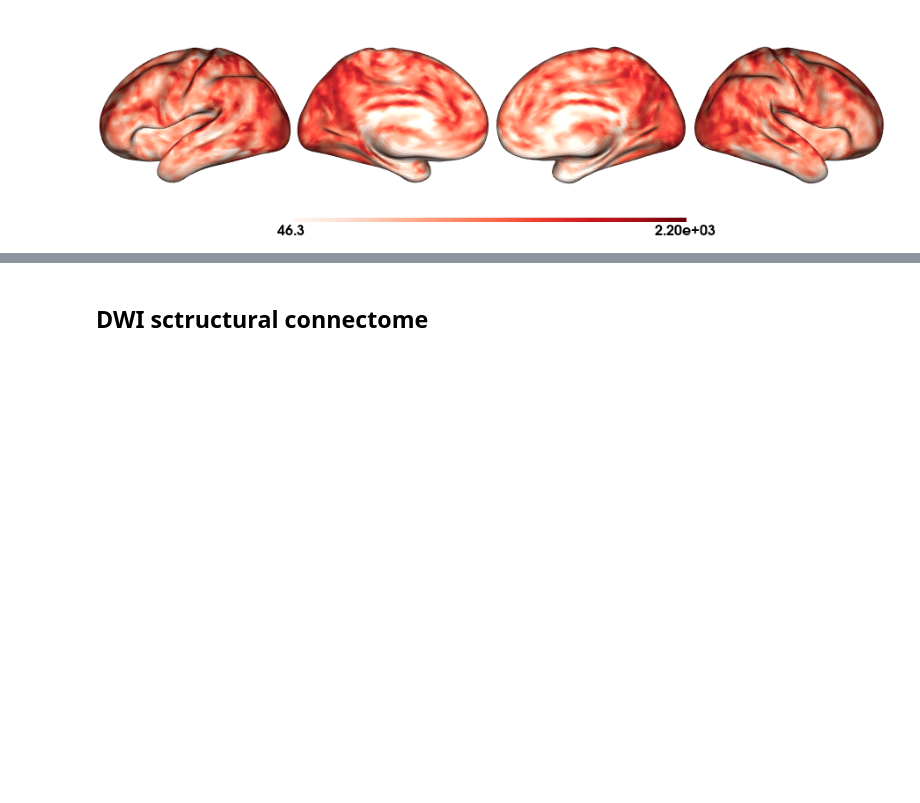
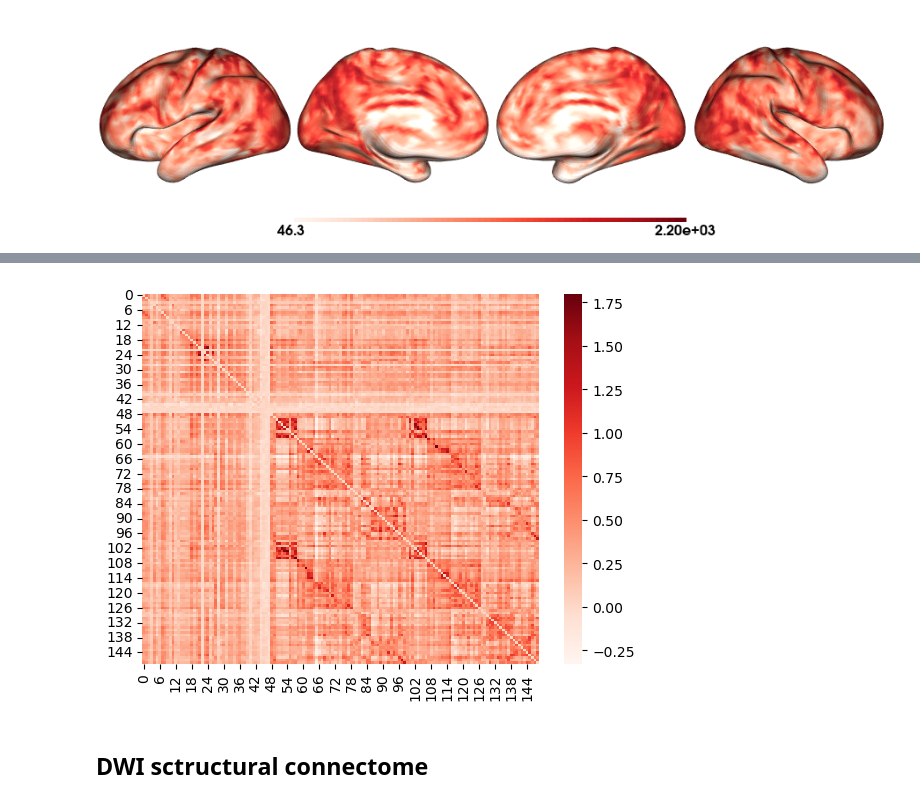
Before and after one commit to rcruces/2024_IPN_class, a Jupyter notebook: micapipe_v0.2.2_walkthrough.ipynb, the cells around one changed output, grey strips where cells are left out. Drawn from its saved outputs; the diff is of its cells as text; code cells hidden in the pictures; blank space fills up the shorter version.

```diff
--- a/micapipe_v0.2.2_walkthrough.ipynb
+++ b/micapipe_v0.2.2_walkthrough.ipynb
@@ -325,3 +333,19 @@ plot_hemispheres(c5k_lhi, c5k_rhi, array_name=vtx_fc_S, size=(900, 250), color_b
+# %%
+vtx_fc = nb.load(subjectDir + '/func/'+func_acq+ '/surf/' + subjectID + '_surf-fsLR-32k_atlas-schaefer-100_desc-FC.shape.gii').darrays[0].data
+
+# Fischer transformation
+FCz = np.arctanh(vtx_fc)
+
+# replace inf with 0
+FCz[~np.isfinite(FCz)] = 0
+
+# Mirror the matrix
+FCz = np.triu(FCz,1)+FCz.T
+
+
+ax = sns.heatmap(FCz, cmap='Reds')
+# %% [output]
+[figure, added]
 # %% [markdown]
 ## DWI sctructural connectome
 # %%
```
Also changed, not shown: parts of 3 cells of this notebook.
